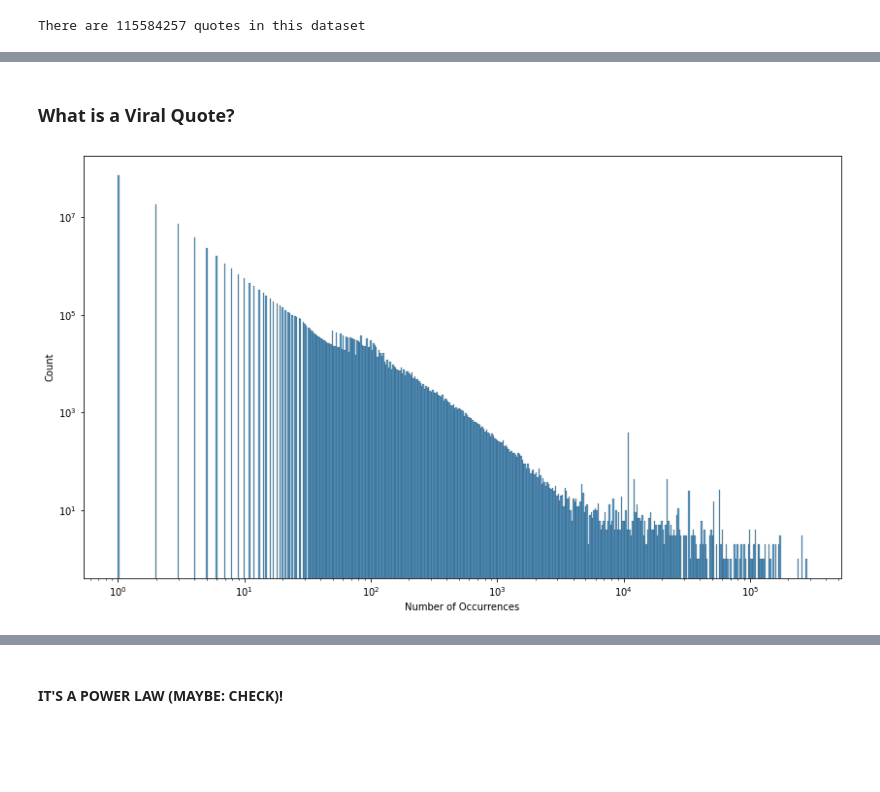
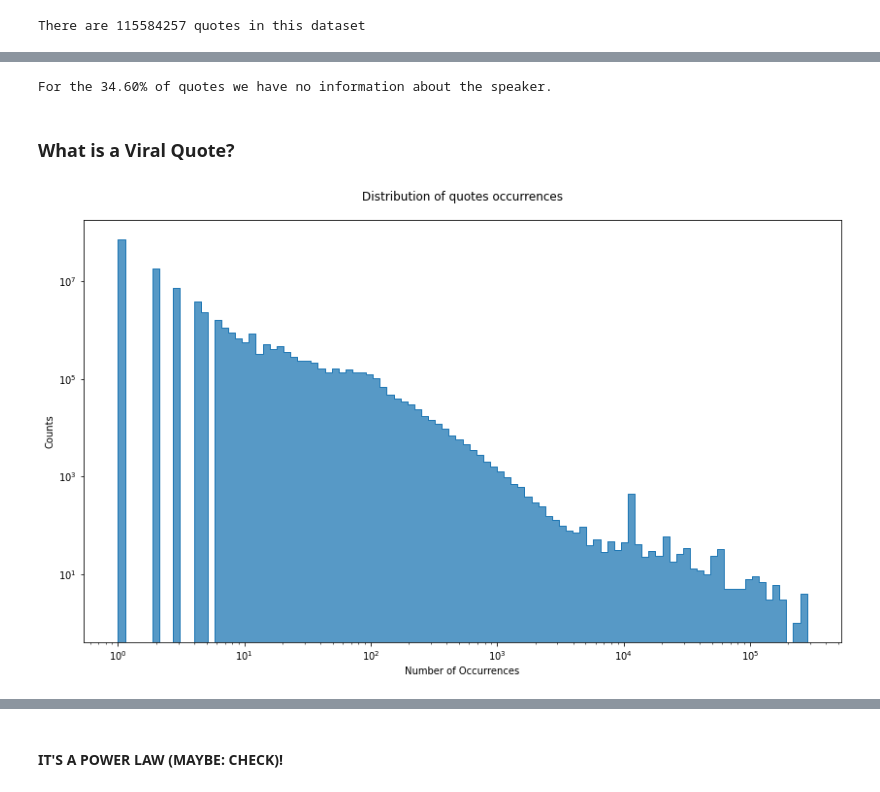
Before and after one commit to epfl-ada/ada-2021-project-cool-group-name, a Jupyter notebook: Data Analysis.ipynb, the cells around one changed output, grey strips where cells are left out. Cells and saved outputs as stored; diff of their text form; code cells hidden in the pictures; blank space fills up the shorter version.

```diff
--- a/Data Analysis.ipynb
+++ b/Data Analysis.ipynb
@@ -106,8 +131,17 @@ speakers_info
+# %%
+print(f"For the {speakers_info.iloc[1]['quote_count']/num_quotes_count:.2%} of quotes we have no information about the speaker.")
+# %% [output]
+For the 34.60% of quotes we have no information about the speaker.
 # %% [markdown]
 ### What is a Viral Quote?
 # %%
+# Visualization of the distribution of number of occurences for each quote in the dataframe
 plt.figure(figsize = (14, 8))
 df_num_occurrences_counts = pd.DataFrame(num_occurrences_counts.items(), columns = ['Number of Occurrences', 'Count'])
-sns.histplot(df_num_occurrences_counts, x = 'Number of Occurrences', weights = 'Count', bins = 500, log_scale = (True, True));
+sns.histplot(df_num_occurrences_counts, x = 'Number of Occurrences', weights = 'Count', bins = 100, log_scale = (True, True),element = "step");
+plt.title("Distribution of quotes occurrences", pad=20)
+plt.xlabel("Number of Occurrences")
+plt.ylabel("Counts")
+plt.show()
 # %% [output]
-[figure, old version]
+[figure, new version]
```
Also changed, not shown: parts of 15 cells of this notebook.
